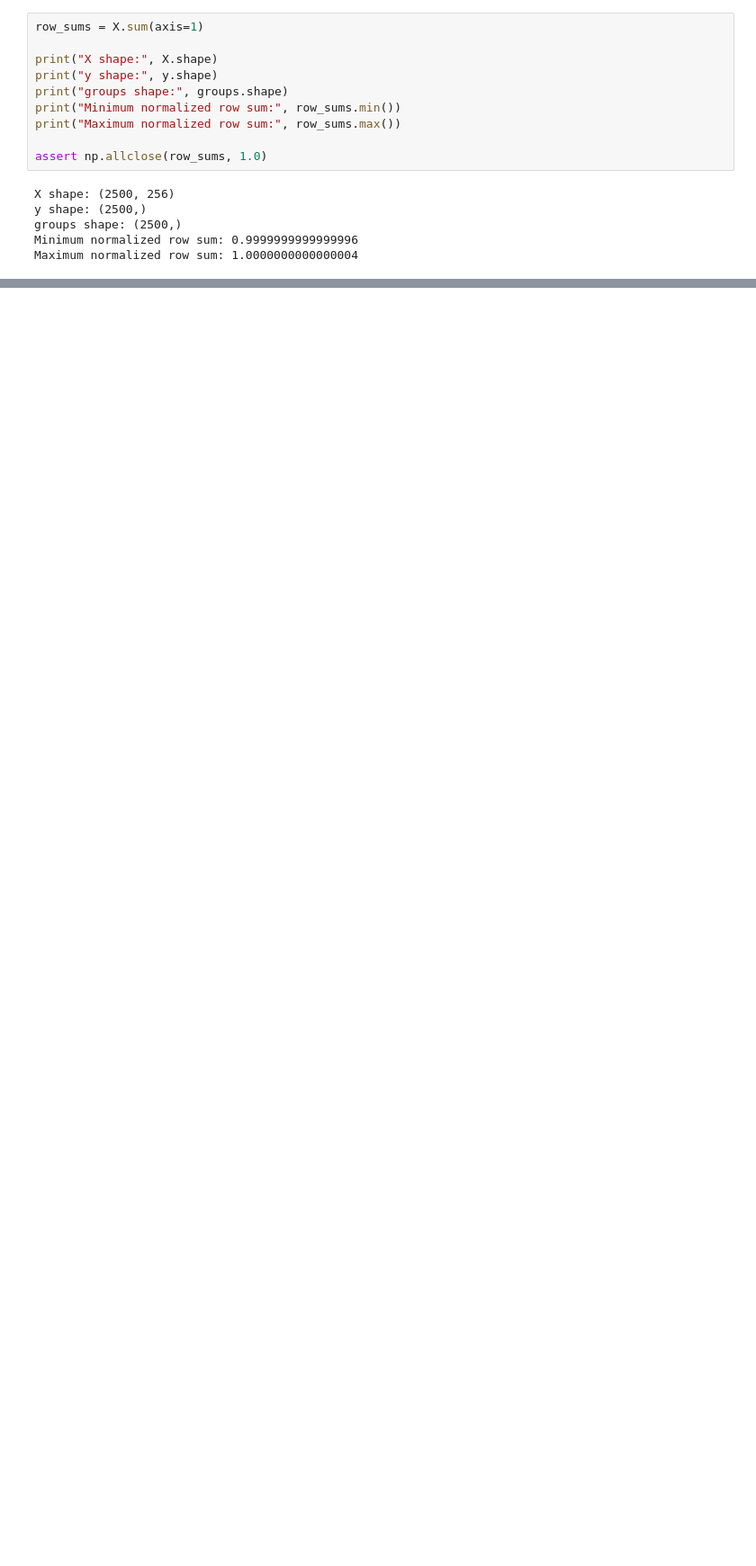
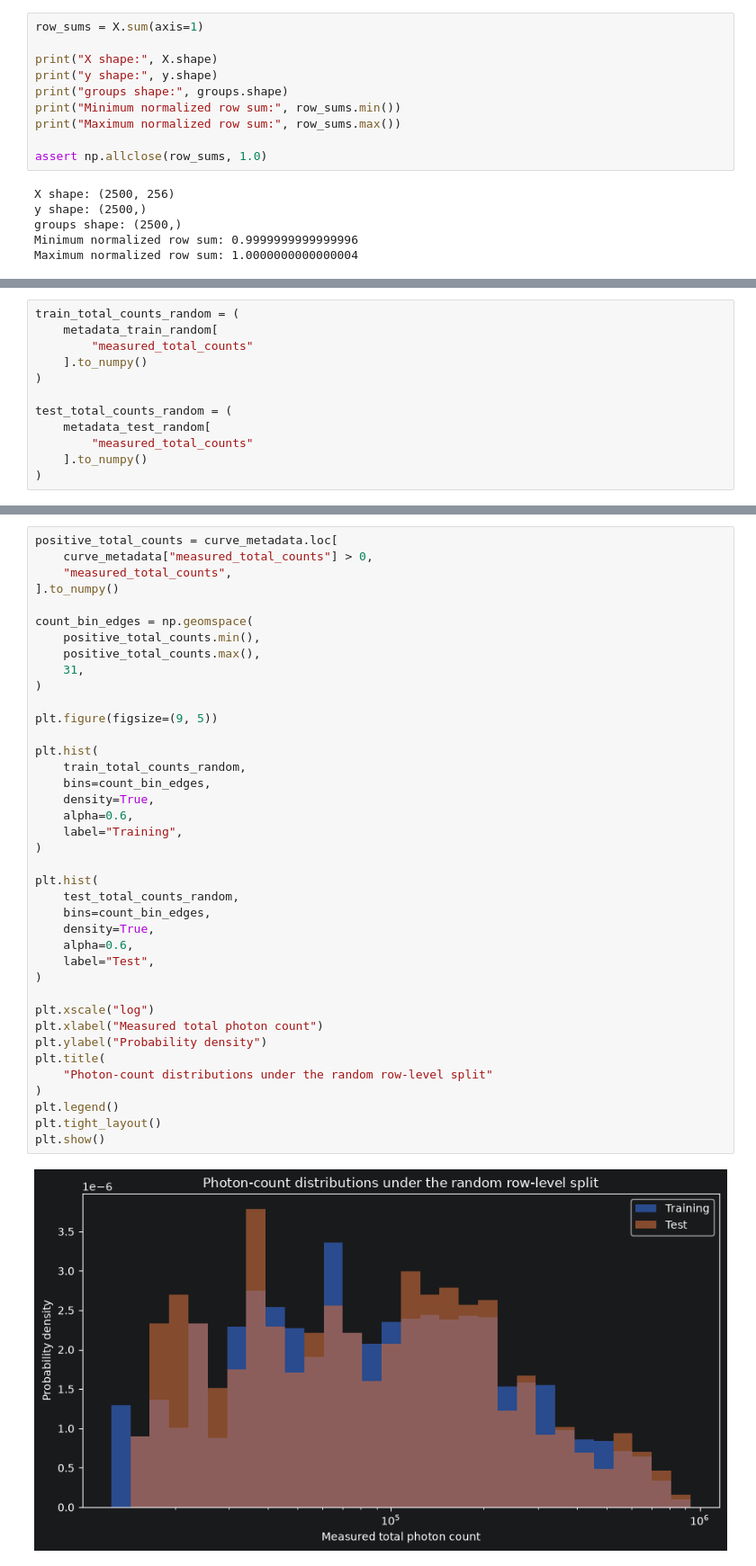
Before and after one commit to moryev/tcspc-lifetime-toolkit, a Jupyter notebook: notebooks/05_data_leakage_and_grouped_evaluation.ipynb, the cells around one changed output, grey strips where cells are left out. Shown at 90% size. Drawn from its saved outputs; the diff is of its cells as text; blank space fills up the shorter version.

```diff
--- a/notebooks/05_data_leakage_and_grouped_evaluation.ipynb
+++ b/notebooks/05_data_leakage_and_grouped_evaluation.ipynb
@@ -500,0 +771,12 @@ Maximum normalized row sum: 1.0000000000000004
+# %%
+train_total_counts_random = (
+    metadata_train_random[
+        "measured_total_counts"
+    ].to_numpy()
+)
+
+test_total_counts_random = (
+    metadata_test_random[
+        "measured_total_counts"
+    ].to_numpy()
+)
@@ -500,0 +806,41 @@ Maximum normalized row sum: 1.0000000000000004
+# %%
+positive_total_counts = curve_metadata.loc[
+    curve_metadata["measured_total_counts"] > 0,
+    "measured_total_counts",
+].to_numpy()
+
+count_bin_edges = np.geomspace(
+    positive_total_counts.min(),
+    positive_total_counts.max(),
+    31,
+)
+
+plt.figure(figsize=(9, 5))
+
+plt.hist(
+    train_total_counts_random,
+    bins=count_bin_edges,
+    density=True,
+    alpha=0.6,
+    label="Training",
+)
+
+plt.hist(
+    test_total_counts_random,
+    bins=count_bin_edges,
+    density=True,
+    alpha=0.6,
+    label="Test",
+)
+
+plt.xscale("log")
+plt.xlabel("Measured total photon count")
+plt.ylabel("Probability density")
+plt.title(
+    "Photon-count distributions under the random row-level split"
+)
+plt.legend()
+plt.tight_layout()
+plt.show()
+# %% [output]
+[figure, added]
```
Also changed, not shown: parts of 21 cells of this notebook.
